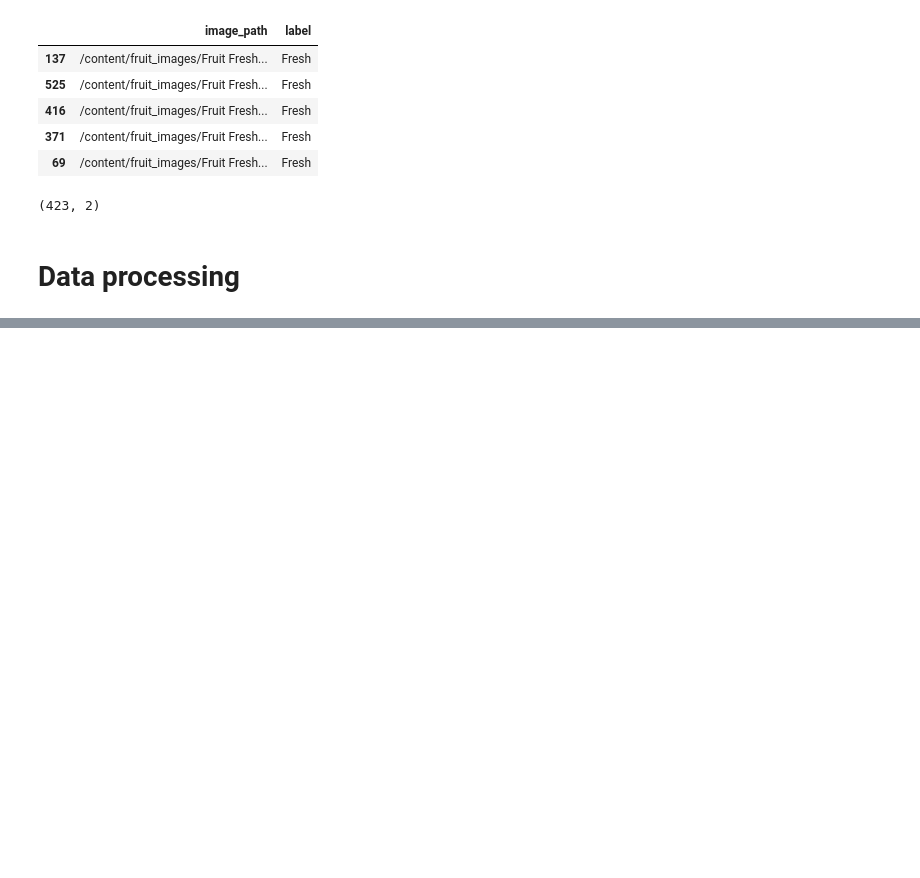
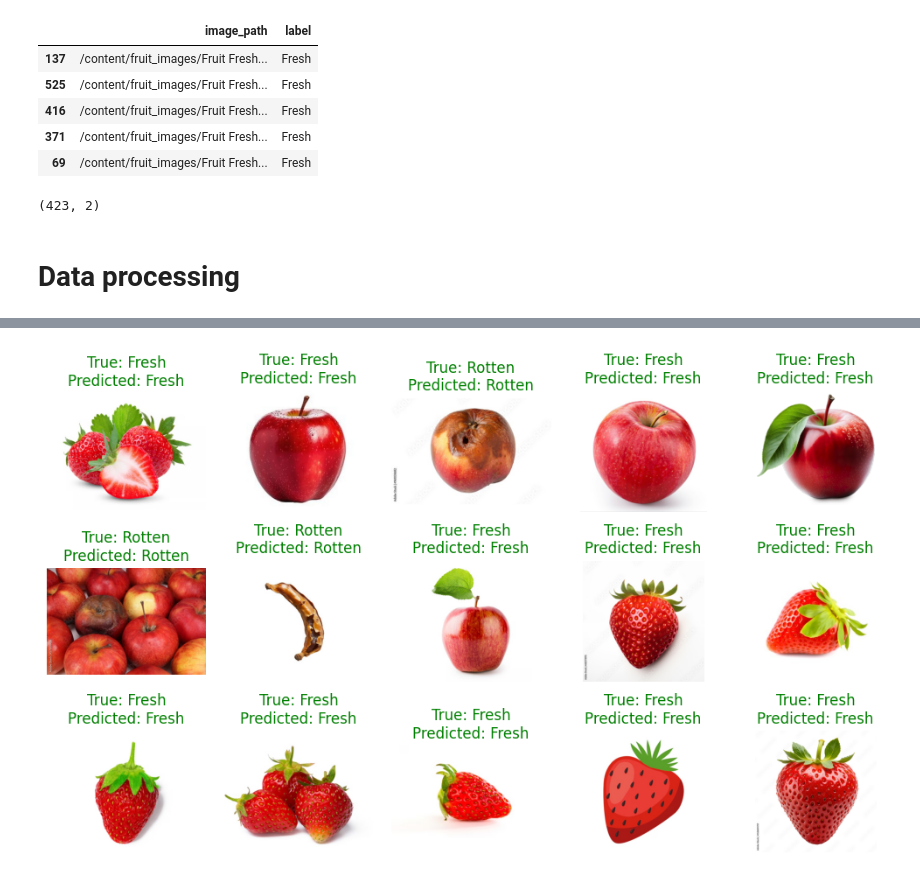
Before and after one commit to nngiabao/AIDevFundamental, a Jupyter notebook: FreshRottenFruit.ipynb, the cells around one changed output, grey strips where cells are left out. Drawn from its saved outputs; the diff is of its cells as text; code cells hidden in the pictures; blank space fills up the shorter version.

```diff
--- a/FreshRottenFruit.ipynb
+++ b/FreshRottenFruit.ipynb
@@ -149,0 +335,19 @@ train_df.shape
+# %%
+import numpy as np
+
+class_indices = train_dataset.class_indices
+
+idx_to_class = {v: k for k, v in class_indices.items()}
+
+# Corrected prediction for binary classification
+predicted_class_indices = (preds > 0.5).astype(int).flatten() # Threshold at 0.5 and flatten
+
+predicted_classes = [idx_to_class[idx] for idx in predicted_class_indices]
+
+print("First 10 predicted class labels")
+for i, label in enumerate(predicted_classes[:10]):
+  print(f"Image {i+1}: {label}")
+
+test_df['predicted_label'] = predicted_classes
+
+display(test_df.head(10))
@@ -149,0 +377,26 @@ train_df.shape
+# %%
+# Visualizing predictions
+
+fig, ax = plt.subplots(3, 5, figsize=(10, 6))
+ax = ax.ravel()
+
+for i in range(15):
+  idx = random.randint(0, len(test_df) - 1)
+  image_path = test_df.iloc[idx]['image_path']
+  true_label = test_df.iloc[idx]['label']
+  predicted_label = test_df.iloc[idx]['predicted_label']
+
+  if true_label == predicted_label:
+    color = 'green'
+  else:
+    color = 'red'
+
+  img = plt.imread(image_path)
+  ax[i].imshow(img)
+  ax[i].set_title(f"True: {true_label}\nPredicted: {predicted_label}", color=color)
+  ax[i].axis('off')
+
+plt.tight_layout()
+plt.show()
+# %% [output]
+[figure, added]
```
Also changed, not shown: parts of 12 cells of this notebook.
